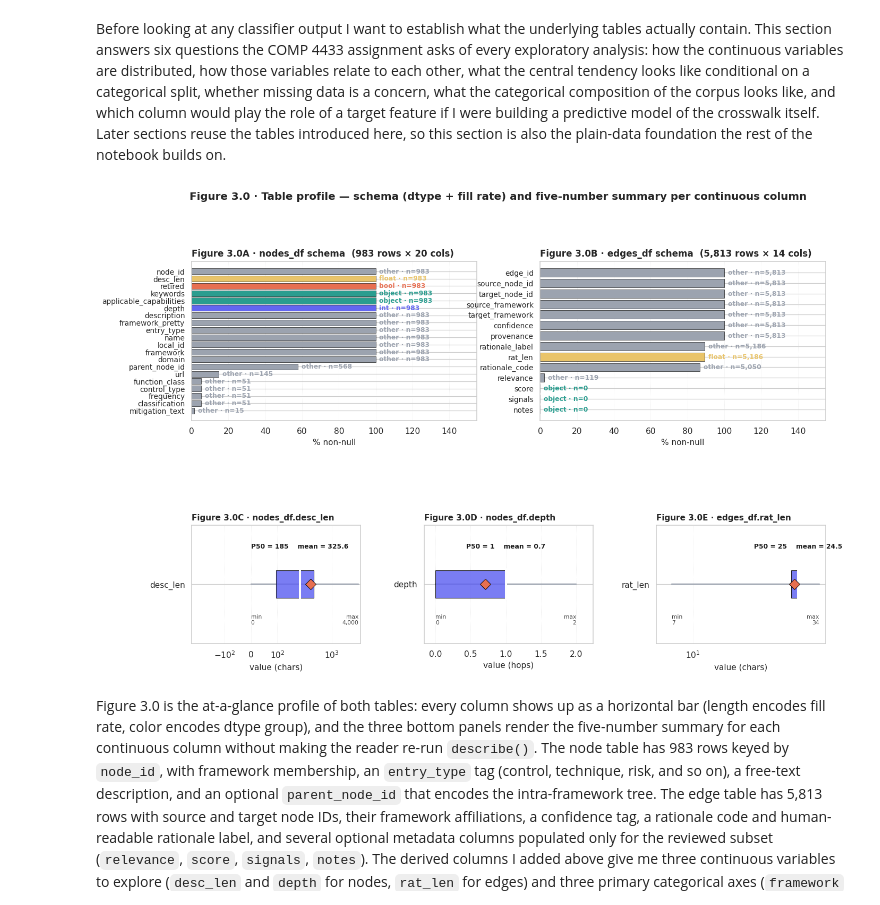
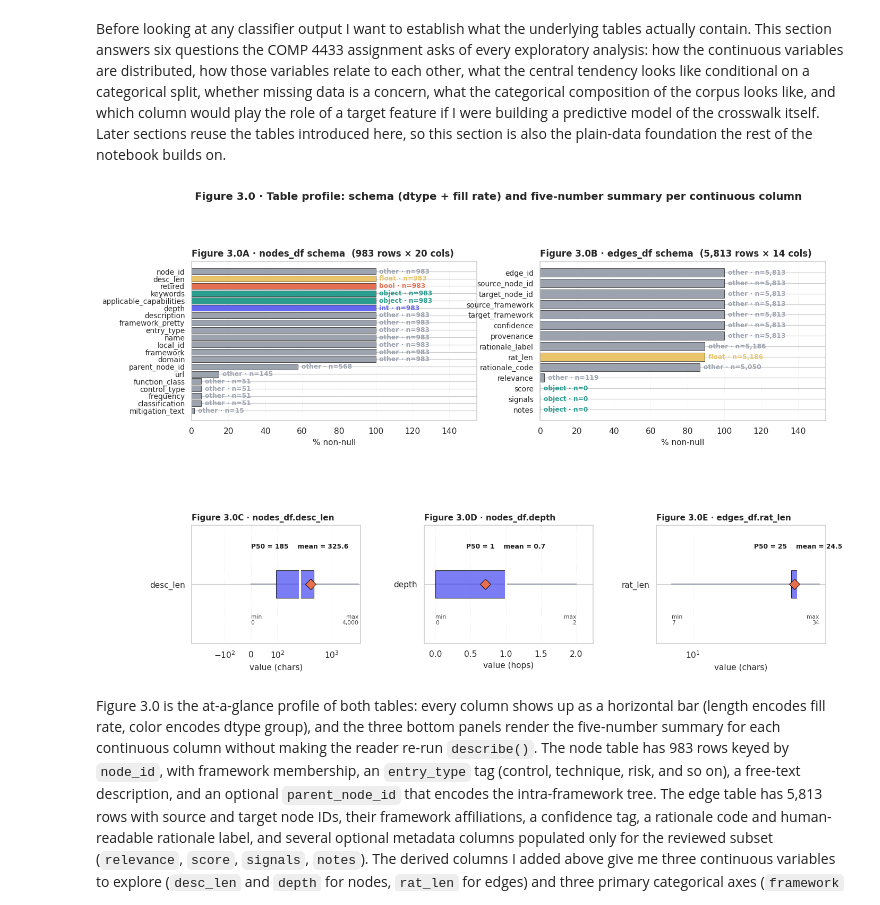
Before and after one commit to rocklambros/ai-security-framework-crosswalk, a Jupyter notebook: notebooks/project1_crosswalk_eda.ipynb, the cells around one changed output. Cells and saved outputs as stored; diff of their text form; code cells hidden in the pictures.

```diff
--- a/notebooks/project1_crosswalk_eda.ipynb
+++ b/notebooks/project1_crosswalk_eda.ipynb
@@ -329,35 +329,35 @@ ax_b = fig.add_subplot(gs[0, 3:6])
 _schema_bar(ax_b, edges_df, "Figure 3.0B · edges_df schema")
 
 ax_c = fig.add_subplot(gs[1, 0:2])
 _fivenum(
     ax_c, nodes_df["desc_len"], "desc_len",
     "Figure 3.0C · nodes_df.desc_len",
     use_symlog=True, unit="chars",
 )
 
 ax_d = fig.add_subplot(gs[1, 2:4])
 _fivenum(
     ax_d, nodes_df["depth"], "depth",
     "Figure 3.0D · nodes_df.depth",
     use_symlog=False, unit="hops",
 )
 
 ax_e = fig.add_subplot(gs[1, 4:6])
 _fivenum(
     ax_e, edges_df["rat_len"], "rat_len",
     "Figure 3.0E · edges_df.rat_len",
     use_symlog=True, unit="chars",
 )
 
 fig.suptitle(
-    "Figure 3.0 · Table profile — schema (dtype + fill rate) and "
+    "Figure 3.0 · Table profile: schema (dtype + fill rate) and "
     "five-number summary per continuous column",
     fontsize=13, fontweight="bold", y=1.02,
 )
 plt.tight_layout()
 plt.show()
 # %% [output]
-[figure, old version]
+[figure, new version]
 # %% [markdown]
 Figure 3.0 is the at-a-glance profile of both tables: every column shows up as a horizontal bar (length encodes fill rate, color encodes dtype group), and the three bottom panels render the five-number summary for each continuous column without making the reader re-run `describe()`. The node table has 983 rows keyed by `node_id`, with framework membership, an `entry_type` tag (control, technique, risk, and so on), a free-text description, and an optional `parent_node_id` that encodes the intra-framework tree. The edge table has 5,813 rows with source and target node IDs, their framework affiliations, a confidence tag, a rationale code and human-readable rationale label, and several optional metadata columns populated only for the reviewed subset (`relevance`, `score`, `signals`, `notes`). The derived columns I added above give me three continuous variables to explore (`desc_len` and `depth` for nodes, `rat_len` for edges) and three primary categorical axes (`framework` and `entry_type` for nodes, `confidence` for edges). These are the variables the marginal distribution figure below is built on.
 # %% [markdown]
```
Also changed, not shown: parts of 14 cells of this notebook, 2 other files.
